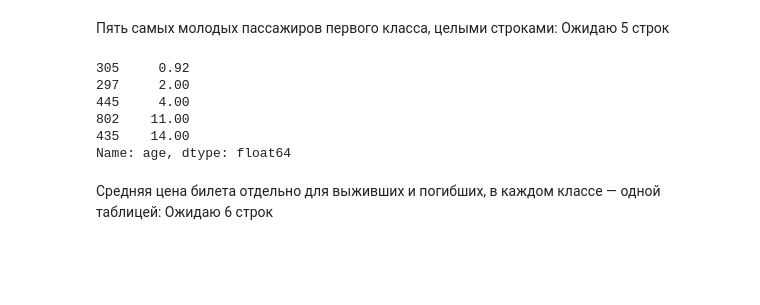
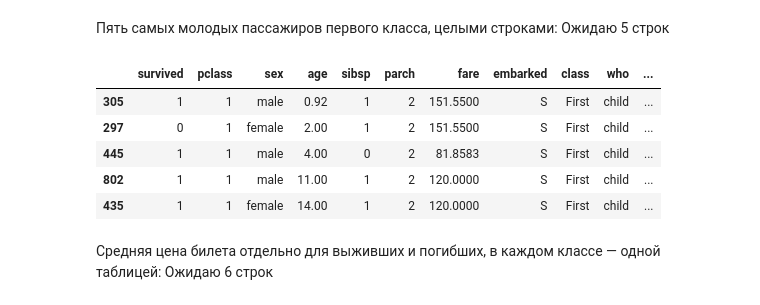
Before and after one commit to Hajime-bit1337/ml-journey, a Jupyter notebook: notebooks/06_pandas_drill.ipynb, the cells around one changed output. Cells and saved outputs as stored; diff of their text form; code cells hidden in the pictures; blank space fills up the shorter version.

Commit message:
Дриллинг pandas: выборка, агрегация, merge, pivot_table

```diff
--- a/notebooks/06_pandas_drill.ipynb
+++ b/notebooks/06_pandas_drill.ipynb
@@ -709,14 +709,14 @@ df[(df['sex'] == 'female') & (df['age'] > 50)].loc[:, ['age', 'fare', 'class']]
 Пять самых молодых пассажиров первого класса, целыми строками:
 Ожидаю 5 строк
 # %%
-df[df['pclass'] == 1]['age'].nsmallest(5)
+df[df['pclass'] == 1].nsmallest(5, 'age')
 # %% [output]
-305     0.92
-297     2.00
-445     4.00
-802    11.00
-435    14.00
-Name: age, dtype: float64
+|  | survived | pclass | sex | age | sibsp | parch | fare | embarked | class | who | ... |
+| 305 | 1 | 1 | male | 0.92 | 1 | 2 | 151.5500 | S | First | child | ... |
+| 297 | 0 | 1 | female | 2.00 | 1 | 2 | 151.5500 | S | First | child | ... |
+| 445 | 1 | 1 | male | 4.00 | 0 | 2 | 81.8583 | S | First | child | ... |
+| 802 | 1 | 1 | male | 11.00 | 1 | 2 | 120.0000 | S | First | child | ... |
+| 435 | 1 | 1 | female | 14.00 | 1 | 2 | 120.0000 | S | First | child | ... |
 # %% [markdown]
 Средняя цена билета отдельно для выживших и погибших, в каждом классе — одной таблицей:
 Ожидаю 6 строк
```
